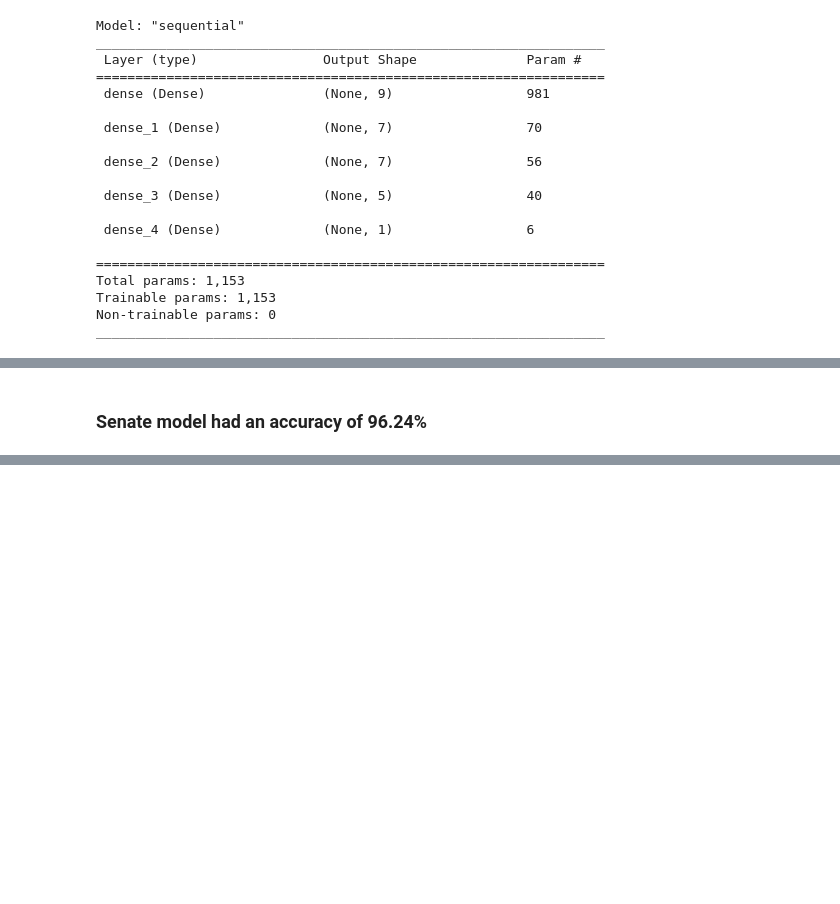
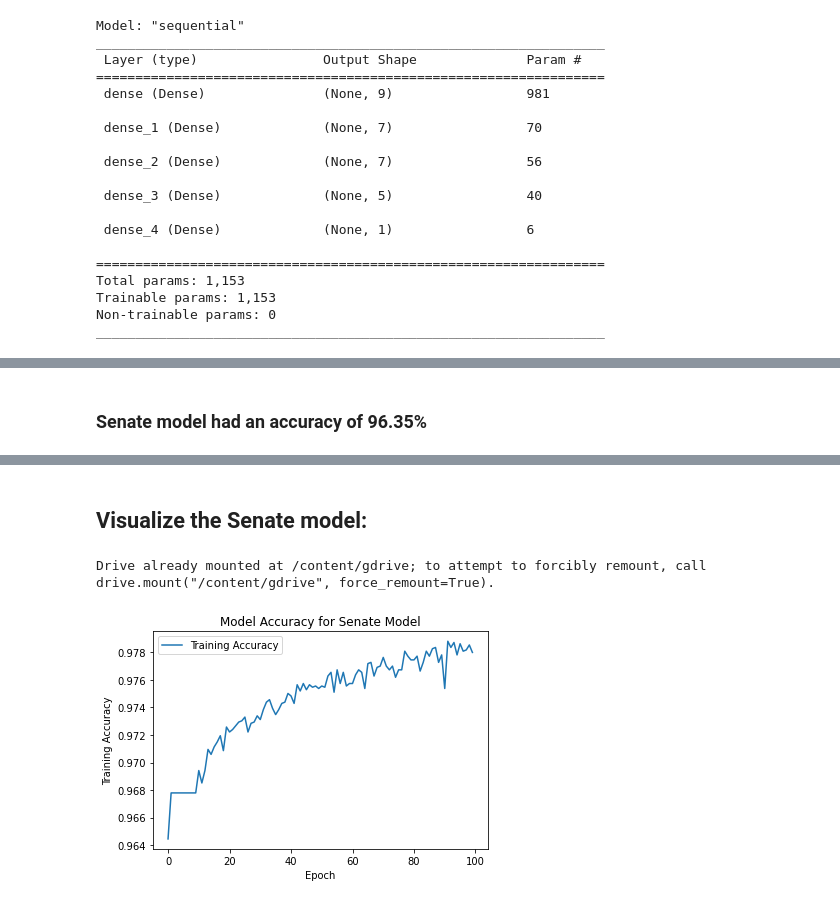
Before and after one commit to JJERANEK/Project-4, a Jupyter notebook: etl_ml_notebooks/senate_ml_optimization.ipynb, the cells around one changed output, grey strips where cells are left out. Cells and saved outputs as stored; diff of their text form; code cells hidden in the pictures; blank space fills up the shorter version.

```diff
--- a/etl_ml_notebooks/senate_ml_optimization.ipynb
+++ b/etl_ml_notebooks/senate_ml_optimization.ipynb
@@ -358,5 +337,5 @@ Loss: 0.1622, Accuracy: 0.9624
 # %% [markdown]
-### Senate model had an accuracy of 96.24%
+### Senate model had an accuracy of 96.35%
 # %%
 # Export the model and scaler from senate data to HDF5 file
 from google.colab import files
@@ -375,3 +354,25 @@ files.download(f'{output_filepath}/senate_scaler.bin')
 [interactive output not drawn]
 [interactive output not drawn]
 [interactive output not drawn]
+# %% [markdown]
+## Visualize the Senate model:
+# %%
+# Set up output file:
+from google.colab import drive
+drive.mount('/content/gdrive')
+from google.colab import files
+output_filepath = "/content/gdrive/MyDrive/DataClassNotebooks/Project-4/output"
+# %% [output]
+Drive already mounted at /content/gdrive; to attempt to forcibly remount, call drive.mount("/content/gdrive", force_remount=True).
+# %%
+# Plot the accuracy of the training and testing for the senate_model:
+plt.plot(fit_model.history['accuracy'])
+# plt.plot(fit_model.history['loss'])
+plt.title('Model Accuracy for Senate Model')
+plt.ylabel('Training Accuracy')
+plt.xlabel('Epoch')
+plt.legend(["Training Accuracy"], loc='upper left')
+plt.savefig(f'{output_filepath}/senate_model_accuracy.png', bbox_inches='tight')
+plt.show()
+# %% [output]
+[figure, added]
```
Also changed, not shown: parts of 9 cells of this notebook, 7 other files.
